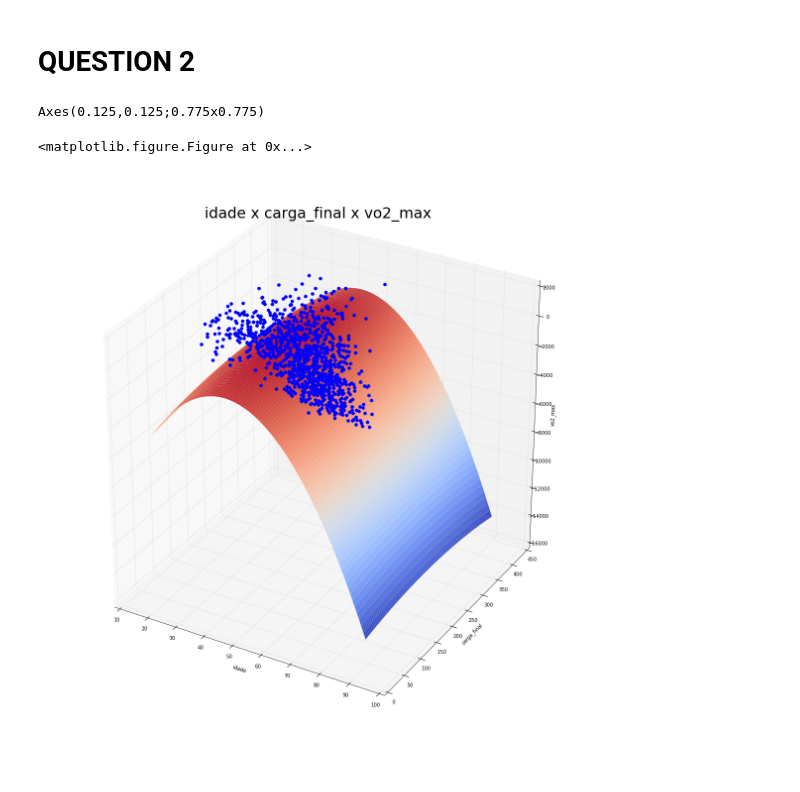
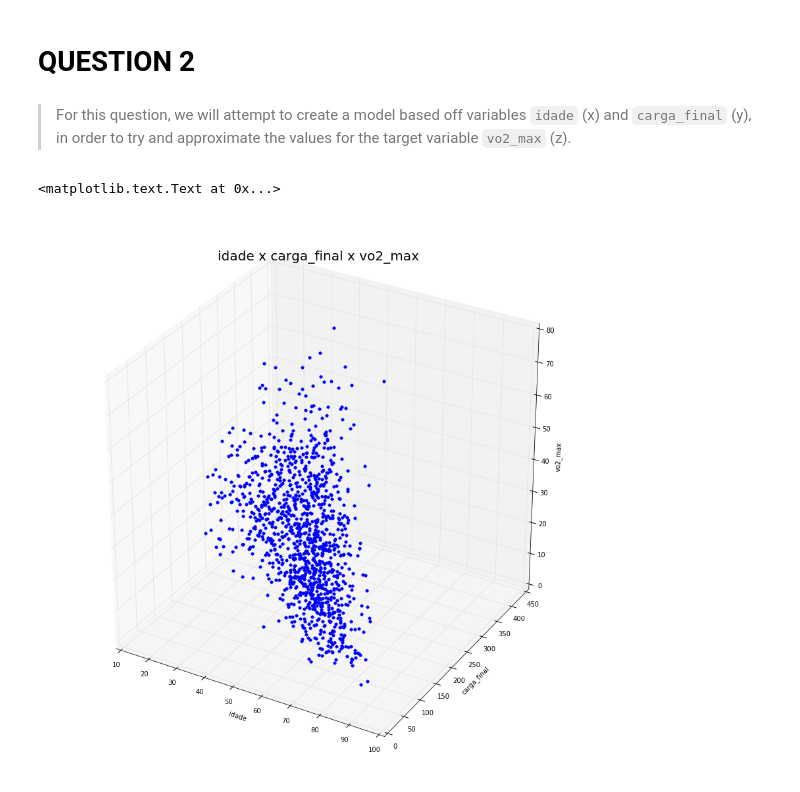
Before and after one commit to queirozfcom/statistical-learning, a Jupyter notebook: notebooks/list-2.ipynb, the cells around one changed output. Drawn from its saved outputs; the diff is of its cells as text; code cells hidden in the pictures; blank space fills up the shorter version.

Commit message:
question 2 finished

```diff
--- a/notebooks/list-2.ipynb
+++ b/notebooks/list-2.ipynb
@@ -205,4 +360,6 @@ For degree 20 (w = [ -2.05692498e-30   1.28608179e-27  -3.22311408e-25   3.74307
 # %% [markdown]
 # QUESTION 2
+# %% [markdown]
+> For this question, we will attempt to create a model based off variables `idade` (x) and `carga_final` (y), in order to try and approximate the values for the target variable `vo2_max` (z).
 # %%
 from mpl_toolkits.mplot3d import Axes3D
@@ -210,50 +366,17 @@ from matplotlib import cm
-# %%
-x1 = df["idade"]
-x2 = df["carga_final"]
-z  = df["vo2_max"]
-
-plt.clf()
-
-domain_x1 = np.linspace(x1.min(),x1.max(),100)
-domain_x2 = np.linspace(x2.min(),x2.max(),100)
-
-# the center of our 2-d domain
-mean_x1 = x1.mean()
-mean_x2 = x2.mean()
-
-# this is a multivariate gaussian dist with the given parameters
-# dist = stats.multivariate_normal(mean = MEAN,cov=COV)
-
-fig = plt.figure(figsize=(20,20))
-ax = fig.gca(projection='3d')
-plt.title("idade x carga_final x vo2_max",{'fontsize':30})
-plt.plot(x1,x2,z,'.',ms=13.0, label="Data")
-
-ax.set_xlabel("idade")
-ax.set_ylabel("carga_final")
-ax.set_zlabel("vo2_max")
-print(ax.axes)
-
-Z = np.array([])
-
-w = np.array([20.0,0.0,0.0,-0.5,-0.2])
-
-for x1 in domain_x1:
-    for x2 in domain_x2:
-        # need to subtract the mean to center the surface
-        point = w.dot(np.array([1,(x1-mean_x1),(x2-mean_x2),(x1-mean_x1)**2,(x2-mean_x2)**2]))
-        Z=np.append(Z,point)
-
-X1, X2 = np.meshgrid(domain_x1, domain_x2)
-
-# ax.set_zlim(-1000,1000)
-
-Z = Z.reshape(100,100)
-
-surf = ax.plot_surface(X1, X2, Z, rstride=1, cstride=1, cmap=cm.coolwarm,linewidth=0)
-
-# ax.plot_trisurf(domain_x1,domain_x2,Z,cmap=cm.jet)
-# %% [output]
-Axes(0.125,0.125;0.775x0.775)
-<matplotlib.figure.Figure at 0x...>
-[figure, removed]
+# %%
+# our data
+x = df["idade"]
+y = df["carga_final"]
+z = df["vo2_max"]
+
+# plotting the points as a scatter plot
+fig = plt.figure(figsize=(15,15))
+ax = fig.gca(projection='3d')
+ax.plot(x,y,z,'.',ms=9.0, label="Data")
+ax.set_xlabel("idade")
+ax.set_ylabel("carga_final")
+ax.set_zlabel("vo2_max")
+plt.title("idade x carga_final x vo2_max",{'fontsize':20})
+# %% [output]
+<matplotlib.text.Text at 0x...>
+[figure, added]
```
Also changed, not shown: parts of 22 cells of this notebook.
